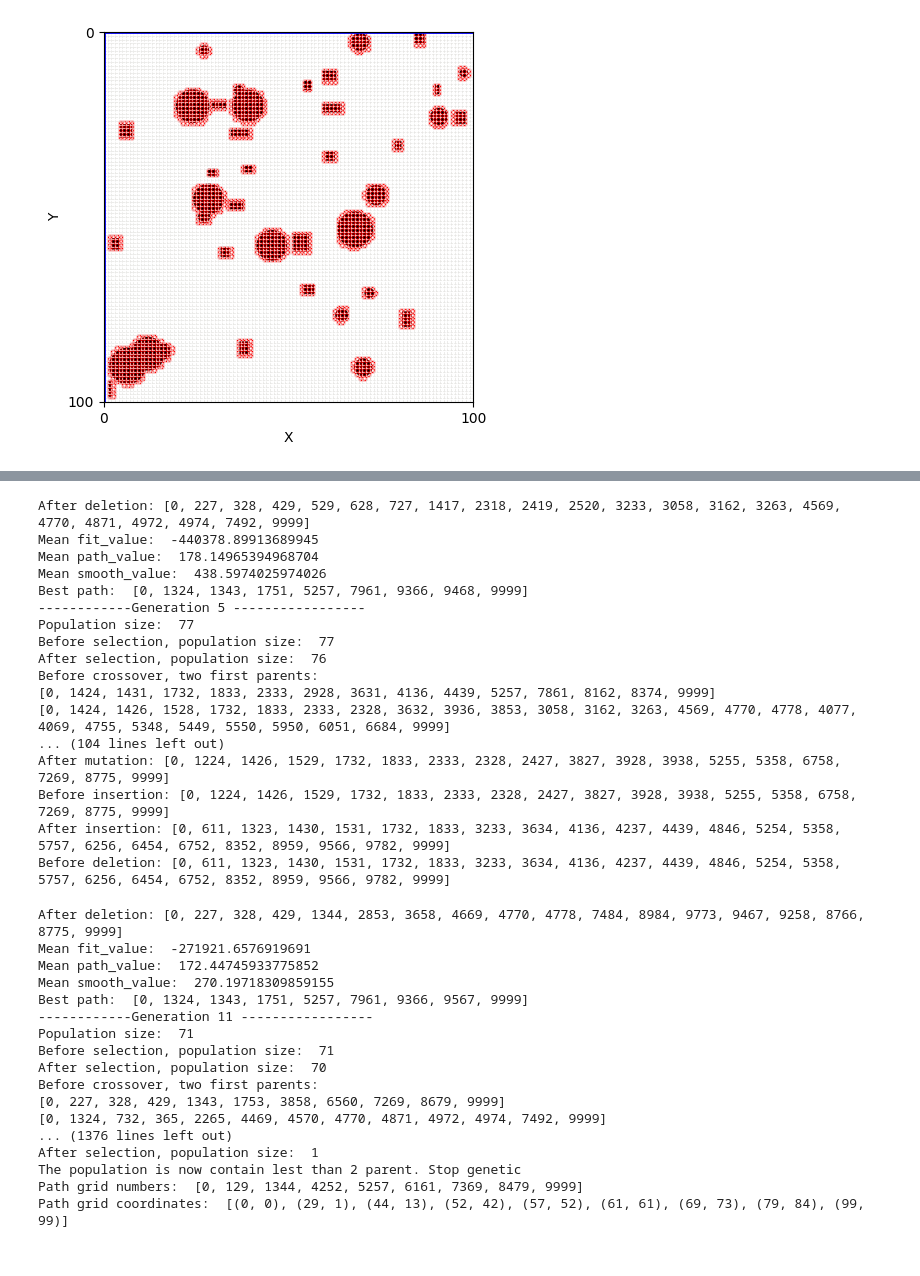
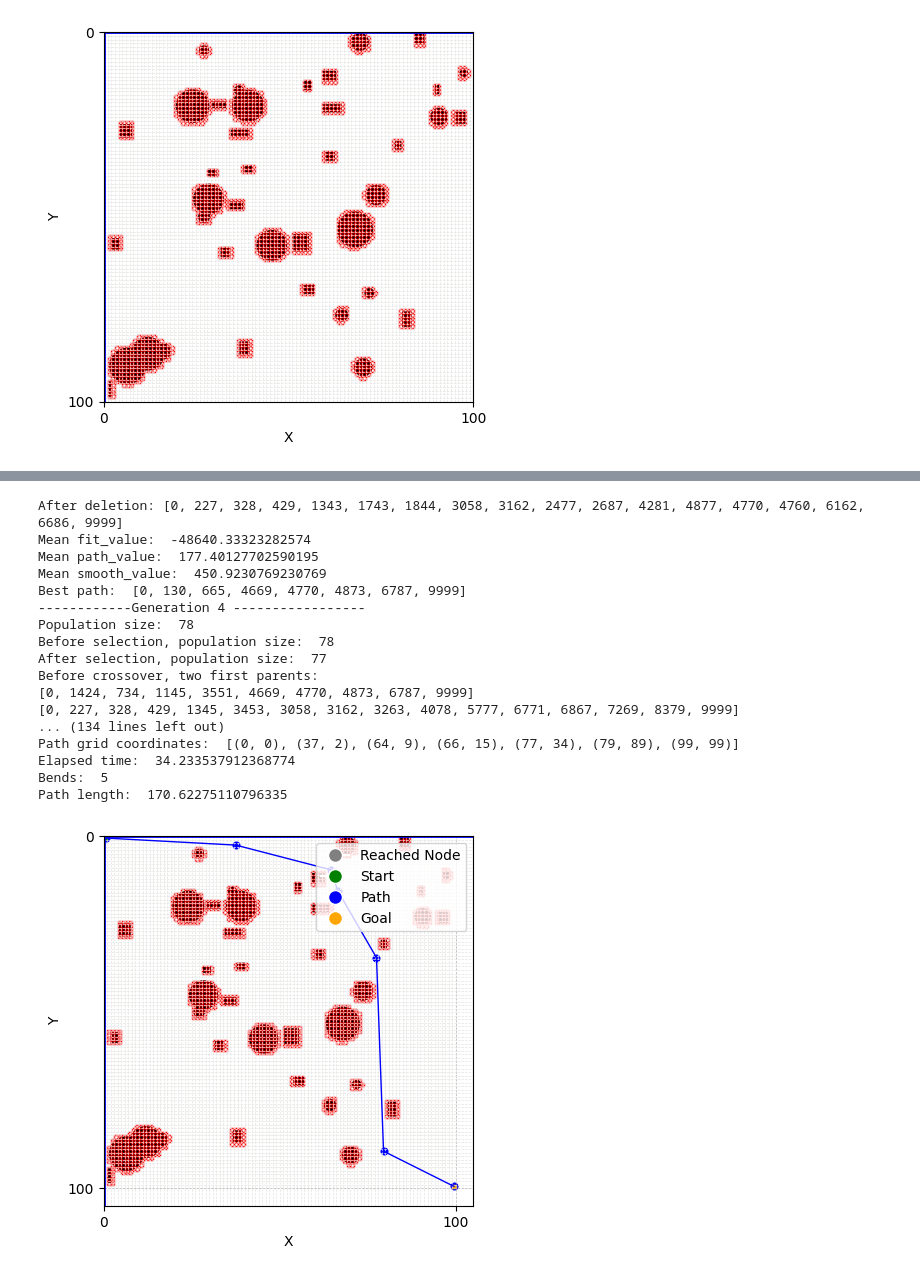
Before and after one commit to haily835/AI-Mobile-Robot-Path-Planning, a Jupyter notebook: complex_map.ipynb, the cells around one changed output, grey strips where cells are left out. Saved outputs shown, nothing was run; the diff lists cells and outputs as text; code cells hidden in the pictures.

```diff
--- a/complex_map.ipynb
+++ b/complex_map.ipynb
@@ -72,11 +97,18 @@ map.draw_path_found(simplified_path, initial, goal, explorer.get_reached())
 # %%
 from genetic.genetic import genetic
-
-mean_path_value, mean_smooth_value, mean_fit_value, best_path = genetic(
-    map, start=initial, end=goal,
-    max_generation=100, initial_population_size=10,
-    weight_length=10, weight_smooth=1000,
-    p_crossover=0.8, p_mutation=0.05, verbose=True)
+from genetic.genetic import convert_path_to_xy
+G = map.get_grid_matrix()
+cols = G.shape[1]
+start_time = time.time()
+mean_path_value, mean_smooth_value, mean_fit_value, best_path = genetic(map, start=initial, end=goal,
+                max_generation=10, ant_number=10,
+                p_crossover=1, p_mutation=0.05, verbose=True)
+end_time = time.time()
+path = convert_path_to_xy(best_path[-1], cols)
+print("Elapsed time: ", end_time-start_time)
+print("Bends: ", cal_bend(path))
+print("Path length: ", cal_path_length(path))
+map.draw_path_found(convert_path_to_xy(best_path[-1], cols), initial, goal, [])
 # %% [output]
 Finish Ant colony optimization, size of initial population:  81
 ------------Generation 1 -----------------
@@ -98,34 +130,18 @@ Before deletion: [0, 703, 1406, 1425, 1526, 1528, 1630, 1732, 1833, 2133, 2331,
-After deletion: [0, 227, 328, 429, 529, 628, 727, 1417, 2318, 2419, 2520, 3233, 3058, 3162, 3263, 4569, 4770, 4871, 4972, 4974, 7492, 9999]
-Mean fit_value:  -440378.89913689945
-Mean path_value:  178.14965394968704
-Mean smooth_value:  438.5974025974026
-Best path:  [0, 1324, 1343, 1751, 5257, 7961, 9366, 9468, 9999]
-------------Generation 5 -----------------
-Population size:  77
-Before selection, population size:  77
-After selection, population size:  76
+After deletion: [0, 227, 328, 429, 1343, 1743, 1844, 3058, 3162, 2477, 2687, 4281, 4877, 4770, 4760, 6162, 6686, 9999]
+Mean fit_value:  -48640.33323282574
+Mean path_value:  177.40127702590195
+Mean smooth_value:  450.9230769230769
+Best path:  [0, 130, 665, 4669, 4770, 4873, 6787, 9999]
+------------Generation 4 -----------------
+Population size:  78
+Before selection, population size:  78
+After selection, population size:  77
 Before crossover, two first parents:
-[0, 1424, 1431, 1732, 1833, 2333, 2928, 3631, 4136, 4439, 5257, 7861, 8162, 8374, 9999]
-[0, 1424, 1426, 1528, 1732, 1833, 2333, 2328, 3632, 3936, 3853, 3058, 3162, 3263, 4569, 4770, 4778, 4077, 4069, 4755, 5348, 5449, 5550, 5950, 6051, 6684, 9999]
-... (104 lines left out)
-After mutation: [0, 1224, 1426, 1529, 1732, 1833, 2333, 2328, 2427, 3827, 3928, 3938, 5255, 5358, 6758, 7269, 8775, 9999]
-Before insertion: [0, 1224, 1426, 1529, 1732, 1833, 2333, 2328, 2427, 3827, 3928, 3938, 5255, 5358, 6758, 7269, 8775, 9999]
-After insertion: [0, 611, 1323, 1430, 1531, 1732, 1833, 3233, 3634, 4136, 4237, 4439, 4846, 5254, 5358, 5757, 6256, 6454, 6752, 8352, 8959, 9566, 9782, 9999]
-Before deletion: [0, 611, 1323, 1430, 1531, 1732, 1833, 3233, 3634, 4136, 4237, 4439, 4846, 5254, 5358, 5757, 6256, 6454, 6752, 8352, 8959, 9566, 9782, 9999]
+[0, 1424, 734, 1145, 3551, 4669, 4770, 4873, 6787, 9999]
+[0, 227, 328, 429, 1345, 3453, 3058, 3162, 3263, 4078, 5777, 6771, 6867, 7269, 8379, 9999]
+... (134 lines left out)
+Path grid coordinates:  [(0, 0), (37, 2), (64, 9), (66, 15), (77, 34), (79, 89), (99, 99)]
+Elapsed time:  34.233537912368774
+Bends:  5
+Path length:  170.62275110796335
-After deletion: [0, 227, 328, 429, 1344, 2853, 3658, 4669, 4770, 4778, 7484, 8984, 9773, 9467, 9258, 8766, 8775, 9999]
-Mean fit_value:  -271921.6576919691
-Mean path_value:  172.44745933775852
-Mean smooth_value:  270.19718309859155
-Best path:  [0, 1324, 1343, 1751, 5257, 7961, 9366, 9567, 9999]
-------------Generation 11 -----------------
-Population size:  71
-Before selection, population size:  71
-After selection, population size:  70
-Before crossover, two first parents:
-[0, 227, 328, 429, 1343, 1753, 3858, 6560, 7269, 8679, 9999]
-[0, 1324, 732, 365, 2265, 4469, 4570, 4770, 4871, 4972, 4974, 7492, 9999]
-... (1376 lines left out)
-After selection, population size:  1
-The population is now contain lest than 2 parent. Stop genetic
-Path grid numbers:  [0, 129, 1344, 4252, 5257, 6161, 7369, 8479, 9999]
-Path grid coordinates:  [(0, 0), (29, 1), (44, 13), (52, 42), (57, 52), (61, 61), (69, 73), (79, 84), (99, 99)]
+[figure, added]
```
Also changed, not shown: parts of 7 cells of this notebook, 20 other files.
